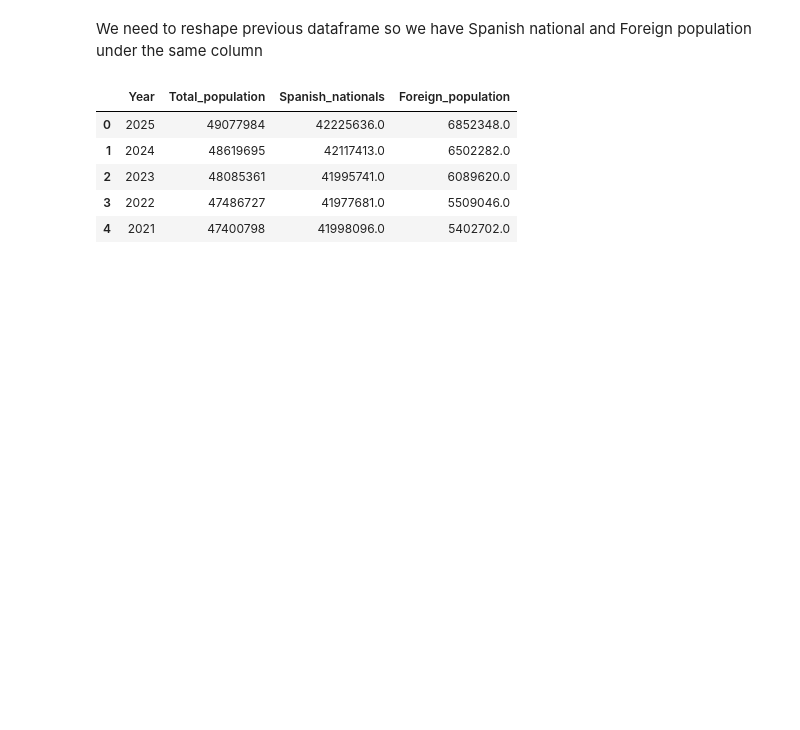
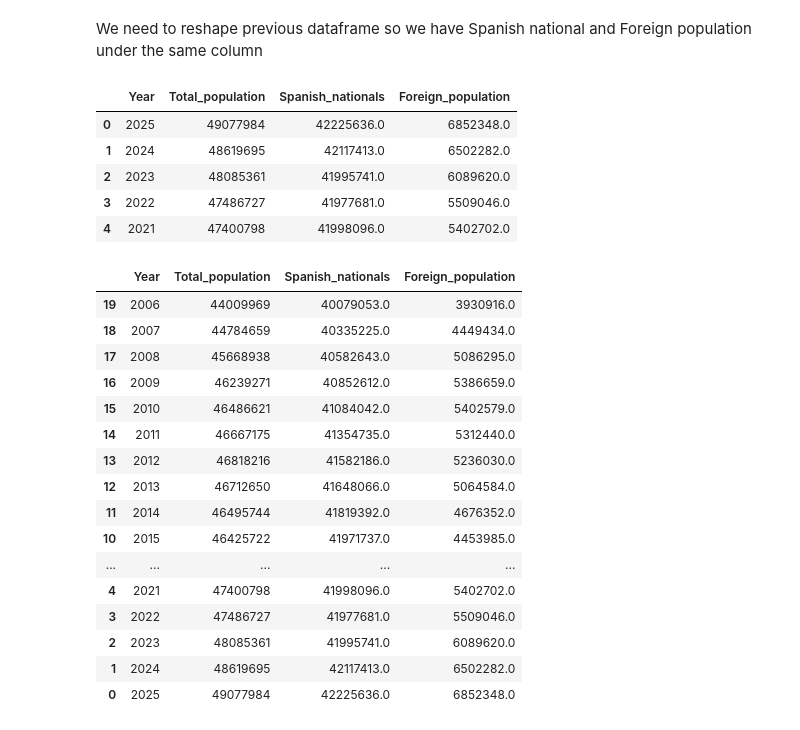
Before and after one commit to Pablo-source/ML-using-Python, a Jupyter notebook: Seaborn_gallery/02_percent_barplot_population_nationality.ipynb, the cells around one changed output. Saved outputs shown, nothing was run; the diff lists cells and outputs as text; code cells hidden in the pictures; blank space fills up the shorter version.

Commit message:
Sorted data ascending order by year prior to reshaping data

```diff
--- a/Seaborn_gallery/02_percent_barplot_population_nationality.ipynb
+++ b/Seaborn_gallery/02_percent_barplot_population_nationality.ipynb
@@ -227,3 +227,24 @@ Population_to_reshape.head()
 | 2 | 2023 | 48085361 | 41995741.0 | 6089620.0 |
 | 3 | 2022 | 47486727 | 41977681.0 | 5509046.0 |
 | 4 | 2021 | 47400798 | 41998096.0 | 5402702.0 |
+# %%
+Population_to_reshape_sorted = Population_to_reshape.sort_values(by = 'Year', ascending= True)
+Population_to_reshape_sorted
+# %% [output]
+|  | Year | Total_population | Spanish_nationals | Foreign_population |
+| 19 | 2006 | 44009969 | 40079053.0 | 3930916.0 |
+| 18 | 2007 | 44784659 | 40335225.0 | 4449434.0 |
+| 17 | 2008 | 45668938 | 40582643.0 | 5086295.0 |
+| 16 | 2009 | 46239271 | 40852612.0 | 5386659.0 |
+| 15 | 2010 | 46486621 | 41084042.0 | 5402579.0 |
+| 14 | 2011 | 46667175 | 41354735.0 | 5312440.0 |
+| 13 | 2012 | 46818216 | 41582186.0 | 5236030.0 |
+| 12 | 2013 | 46712650 | 41648066.0 | 5064584.0 |
+| 11 | 2014 | 46495744 | 41819392.0 | 4676352.0 |
+| 10 | 2015 | 46425722 | 41971737.0 | 4453985.0 |
+| ... | ... | ... | ... | ... |
+| 4 | 2021 | 47400798 | 41998096.0 | 5402702.0 |
+| 3 | 2022 | 47486727 | 41977681.0 | 5509046.0 |
+| 2 | 2023 | 48085361 | 41995741.0 | 6089620.0 |
+| 1 | 2024 | 48619695 | 42117413.0 | 6502282.0 |
+| 0 | 2025 | 49077984 | 42225636.0 | 6852348.0 |
```
